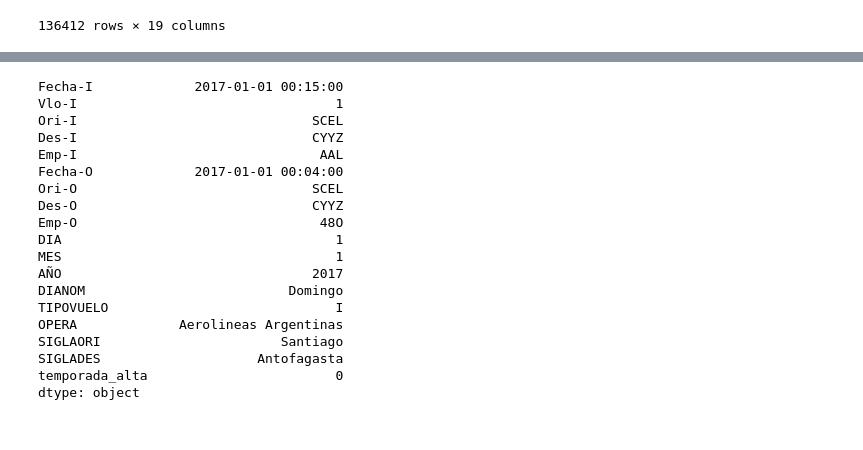
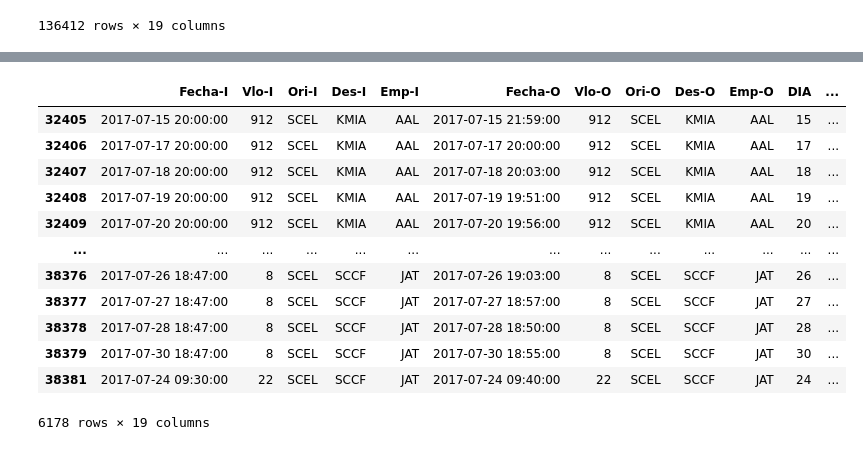
Before and after one commit to globosc/latam, a Jupyter notebook: solution.ipynb, the cells around one changed output, grey strips where cells are left out. Drawn from its saved outputs; the diff is of its cells as text; code cells hidden in the pictures.

```diff
--- a/solution.ipynb
+++ b/solution.ipynb
@@ -166,7 +150,8 @@ df2
 # %%
 df2 = df2.assign(temporada_alta=0)
 # %%
-df3['temporada_alta'] = 1
+#df3['temporada_alta'] = 1
+df3 = df3.assign(temporada_alta=1)
 # %%
 df_julio= df.loc[df["Fecha-I"].between('2017-07-15', '2017-07-31')].assign(temporada_alta=1)
 df_septiembre= df.loc[df["Fecha-I"].between('2017-09-11', '2017-09-30')].assign(temporada_alta=1)
@@ -284,22 +249,16 @@ memory usage: 20.8+ MB
-# %%
-hola2.min()
-# %% [output]
-Fecha-I             2017-01-01 00:15:00
-Vlo-I                                 1
-Ori-I                              SCEL
-Des-I                              CYYZ
-Emp-I                               AAL
-Fecha-O             2017-01-01 00:04:00
-Ori-O                              SCEL
-Des-O                              CYYZ
-Emp-O                               48O
-DIA                                   1
-MES                                   1
-AÑO                                2017
-DIANOM                          Domingo
-TIPOVUELO                             I
-OPERA             Aerolineas Argentinas
-SIGLAORI                       Santiago
-SIGLADES                    Antofagasta
-temporada_alta                        0
-dtype: object
+# %%
+hola2.loc[hola2["Fecha-I"].between('2017-07-15', '2017-07-31')].assign(temporada_alta=1)
+# %% [output]
+|  | Fecha-I | Vlo-I | Ori-I | Des-I | Emp-I | Fecha-O | Vlo-O | Ori-O | Des-O | Emp-O | DIA | ... |
+| 32405 | 2017-07-15 20:00:00 | 912 | SCEL | KMIA | AAL | 2017-07-15 21:59:00 | 912 | SCEL | KMIA | AAL | 15 | ... |
+| 32406 | 2017-07-17 20:00:00 | 912 | SCEL | KMIA | AAL | 2017-07-17 20:00:00 | 912 | SCEL | KMIA | AAL | 17 | ... |
+| 32407 | 2017-07-18 20:00:00 | 912 | SCEL | KMIA | AAL | 2017-07-18 20:03:00 | 912 | SCEL | KMIA | AAL | 18 | ... |
+| 32408 | 2017-07-19 20:00:00 | 912 | SCEL | KMIA | AAL | 2017-07-19 19:51:00 | 912 | SCEL | KMIA | AAL | 19 | ... |
+| 32409 | 2017-07-20 20:00:00 | 912 | SCEL | KMIA | AAL | 2017-07-20 19:56:00 | 912 | SCEL | KMIA | AAL | 20 | ... |
+| ... | ... | ... | ... | ... | ... | ... | ... | ... | ... | ... | ... | ... |
+| 38376 | 2017-07-26 18:47:00 | 8 | SCEL | SCCF | JAT | 2017-07-26 19:03:00 | 8 | SCEL | SCCF | JAT | 26 | ... |
+| 38377 | 2017-07-27 18:47:00 | 8 | SCEL | SCCF | JAT | 2017-07-27 18:57:00 | 8 | SCEL | SCCF | JAT | 27 | ... |
+| 38378 | 2017-07-28 18:47:00 | 8 | SCEL | SCCF | JAT | 2017-07-28 18:50:00 | 8 | SCEL | SCCF | JAT | 28 | ... |
+| 38379 | 2017-07-30 18:47:00 | 8 | SCEL | SCCF | JAT | 2017-07-30 18:55:00 | 8 | SCEL | SCCF | JAT | 30 | ... |
+| 38381 | 2017-07-24 09:30:00 | 22 | SCEL | SCCF | JAT | 2017-07-24 09:40:00 | 22 | SCEL | SCCF | JAT | 24 | ... |
+6178 rows × 19 columns
```
Also changed, not shown: parts of 7 cells of this notebook.
